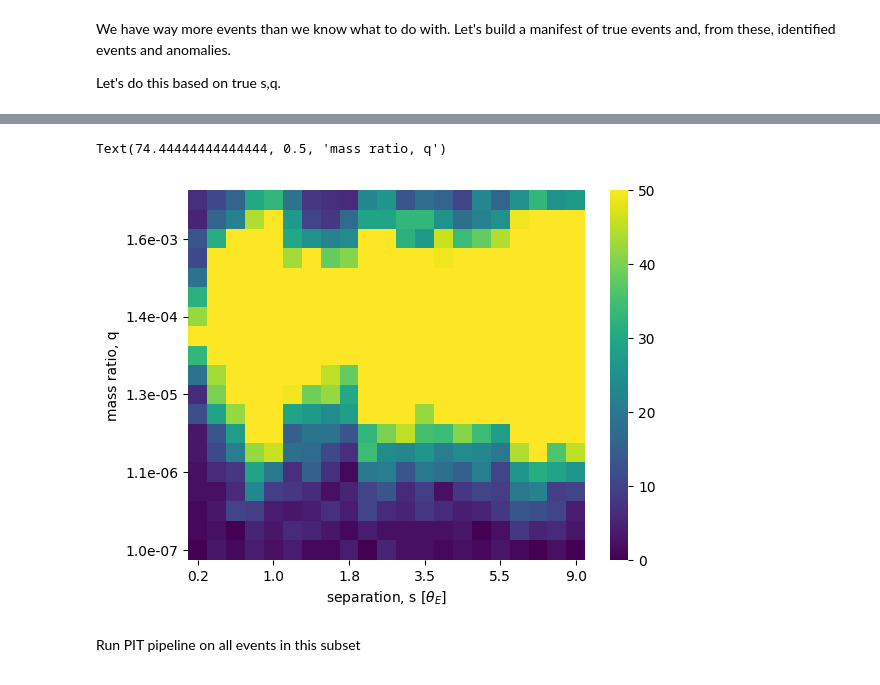
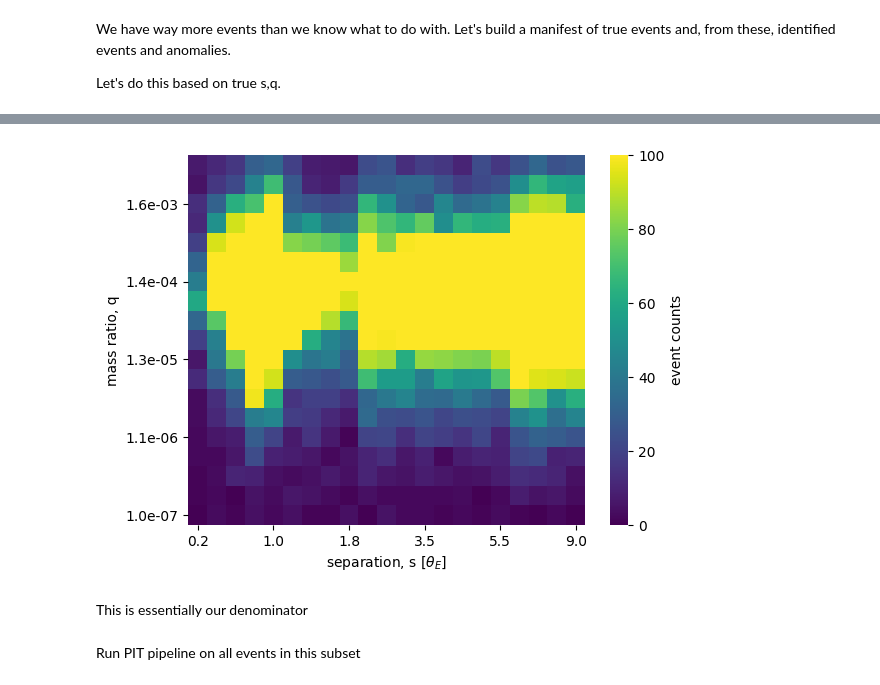
Before and after one commit to exoclam/birp, a Jupyter notebook: main-ml-chris.ipynb, the cells around one changed output, grey strips where cells are left out. Cells and saved outputs as stored; diff of their text form; code cells hidden in the pictures.

```diff
--- a/main-ml-chris.ipynb
+++ b/main-ml-chris.ipynb
@@ -277,8 +279,8 @@ q_bins = np.logspace(-7, -2, 20)
 meta_df_1s2l['s_bin'] = pd.cut(meta_df_1s2l['Planet_s'], bins=s_bins)
 meta_df_1s2l['q_bin'] = pd.cut(meta_df_1s2l['Planet_q'], bins=q_bins)
 
-# 2D groupby and sample 20 or however many events are in that 2D bin, whichever is smaller
-samples_2d = 50
+# 2D groupby and sample 100 or however many events are in that 2D bin, whichever is smaller
+samples_2d = 100
 meta_df_1s2l_sampled = meta_df_1s2l.groupby(['s_bin', 'q_bin'], observed=False).apply(
     lambda g: g.sample(n=min(len(g), samples_2d)) if len(g) > 0 else g
 ).reset_index(drop=True)
@@ -327,36 +329,34 @@ meta_df_1s2l_sampled
 # %%
 import seaborn as sns
 
-# 1. Create the frequency/count table
+# event counts per s, q bin
 heatmap_data = pd.crosstab(meta_df_1s2l_sampled["s_bin"], meta_df_1s2l_sampled["q_bin"]).T
 
-# 2. Axis labels
+# prep axis labels cause we boutta aesthetize
 y_labels = q_bins[:-1]
 x_labels = s_bins[:-1]
 
-# 3. Plot the heatmap (without native X/Y ticks for now)
+# plot heatmap
 ax = sns.heatmap(
-    heatmap_data, annot=False, fmt="d", cmap="viridis", xticklabels=False, yticklabels=False
+    heatmap_data, annot=False, fmt="d", cmap="viridis", xticklabels=False, yticklabels=False,
+    cbar_kws={"label": "event counts"}
 )
 ax.invert_yaxis()
 
-# 4. Set every other tick position (0, 2, 4...) and apply the lower bound labels
-# Adding 0.5 centers the tick label perfectly on the heatmap cell
+# show every 4th tick, and place ticks at center of corresponding cells
 x_ticks = np.arange(len(x_labels))[::4] + 0.5
 y_ticks = np.arange(len(y_labels))[::4] + 0.5
-
 ax.set_xticks(x_ticks)
 ax.set_xticklabels([x_labels[int(i)] for i in np.arange(len(x_labels))[::4]])
-
 ax.set_yticks(y_ticks)
 ax.set_yticklabels([f"{y_labels[int(i)]:.1e}" for i in np.arange(len(y_labels))[::4]])
 
 ax.set_xlabel(r"separation, s [$\theta_E$]")
 ax.set_ylabel("mass ratio, q")
-plt.title("number of
 plt.show()
 # %% [output]
-Text(74.44444444444444, 0.5, 'mass ratio, q')
-[figure, old version]
+[figure, new version]
+# %% [markdown]
+This is essentially our denominator
 # %% [markdown]
 Run PIT pipeline on all events in this subset
```
Also changed, not shown: parts of 10 cells of this notebook, 1 other file.
